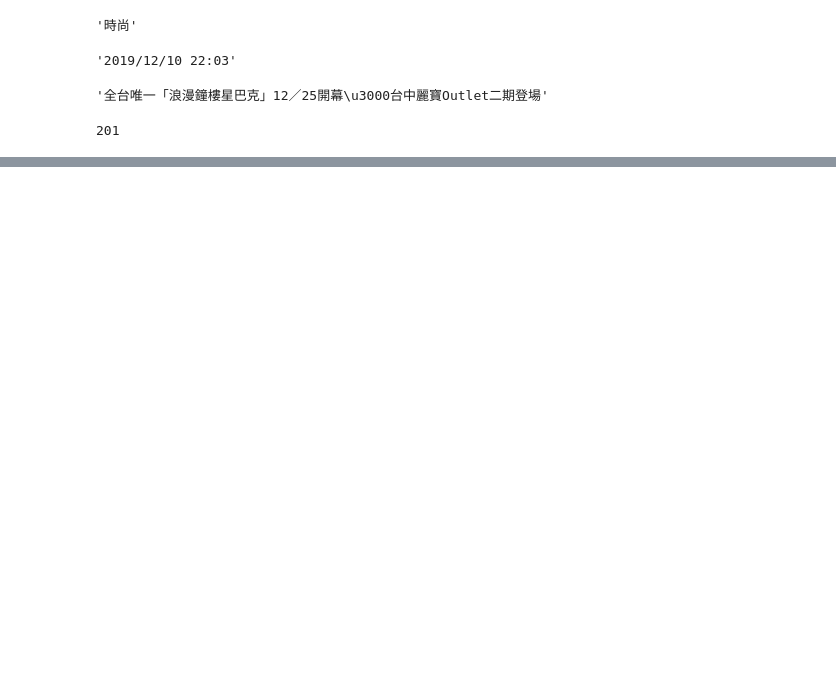
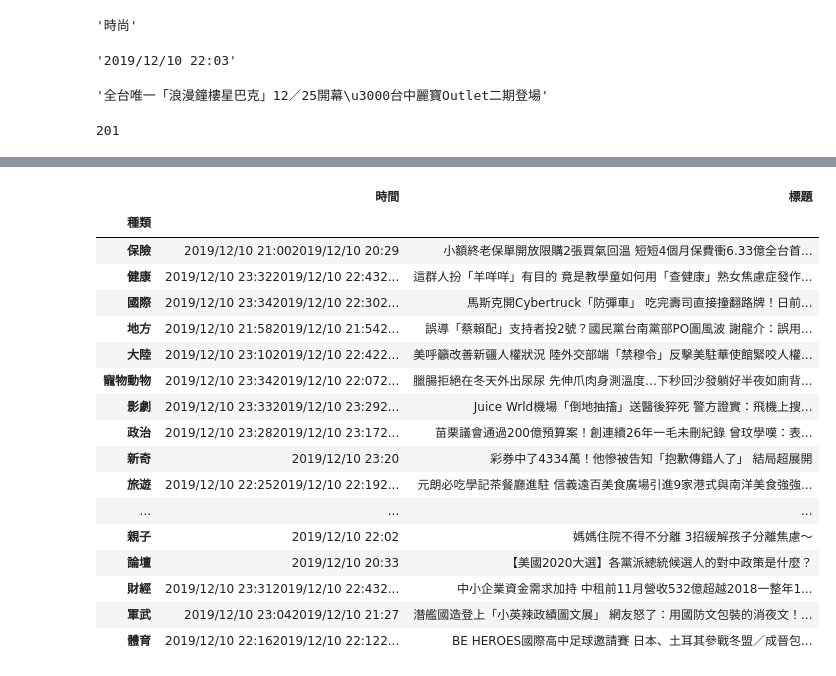
Before and after one commit to disney82231/1st-PyCrawlerMarathon, a Jupyter notebook: homework/Day012_HW.ipynb, the cells around one changed output, grey strips where cells are left out. Saved outputs shown, nothing was run; the diff lists cells and outputs as text; code cells hidden in the pictures; blank space fills up the shorter version.

```diff
--- a/homework/Day012_HW.ipynb
+++ b/homework/Day012_HW.ipynb
@@ -96,0 +138,21 @@ for key, groups in groupby(kind):
+# %%
+df.groupby(['種類']).sum()
+# %% [output]
+|  | 時間 | 標題 |
+| 種類 |  |  |
+| 保險 | 2019/12/10 21:002019/12/10 20:29 | 小額終老保單開放限購2張買氣回溫 短短4個月保費衝6.33億全台首... |
+| 健康 | 2019/12/10 23:322019/12/10 22:432... | 這群人扮「羊咩咩」有目的 竟是教學童如何用「查健康」熟女焦慮症發作... |
+| 國際 | 2019/12/10 23:342019/12/10 22:302... | 馬斯克開Cybertruck「防彈車」 吃完壽司直接撞翻路牌！日前... |
+| 地方 | 2019/12/10 21:582019/12/10 21:542... | 誤導「蔡賴配」支持者投2號？國民黨台南黨部PO圖風波 謝龍介：誤用... |
+| 大陸 | 2019/12/10 23:102019/12/10 22:422... | 美呼籲改善新疆人權狀況 陸外交部端「禁穆令」反擊美駐華使館緊咬人權... |
+| 寵物動物 | 2019/12/10 23:342019/12/10 22:072... | 臘腸拒絕在冬天外出尿尿 先伸爪肉身測溫度…下秒回沙發躺好半夜如廁背... |
+| 影劇 | 2019/12/10 23:332019/12/10 23:292... | Juice Wrld機場「倒地抽搐」送醫後猝死 警方證實：飛機上搜... |
+| 政治 | 2019/12/10 23:282019/12/10 23:172... | 苗栗議會通過200億預算案！創連續26年一毛未刪紀錄 曾玟學嘆：表... |
+| 新奇 | 2019/12/10 23:20 | 彩券中了4334萬！他慘被告知「抱歉傳錯人了」 結局超展開 |
+| 旅遊 | 2019/12/10 22:252019/12/10 22:192... | 元朗必吃學記茶餐廳進駐 信義遠百美食廣場引進9家港式與南洋美食強強... |
+| ... | ... | ... |
+| 親子 | 2019/12/10 22:02 | 媽媽住院不得不分離 3招緩解孩子分離焦慮～ |
+| 論壇 | 2019/12/10 20:33 | 【美國2020大選】各黨派總統候選人的對中政策是什麼？ |
+| 財經 | 2019/12/10 23:312019/12/10 22:432... | 中小企業資金需求加持 中租前11月營收532億超越2018一整年1... |
+| 軍武 | 2019/12/10 23:042019/12/10 21:27 | 潛艦國造登上「小英辣政績圖文展」 網友怒了：用國防文包裝的消夜文！... |
+| 體育 | 2019/12/10 22:162019/12/10 22:122... | BE HEROES國際高中足球邀請賽 日本、土耳其參戰冬盟／成晉包... |
```
Also changed, not shown: parts of 11 cells of this notebook.
